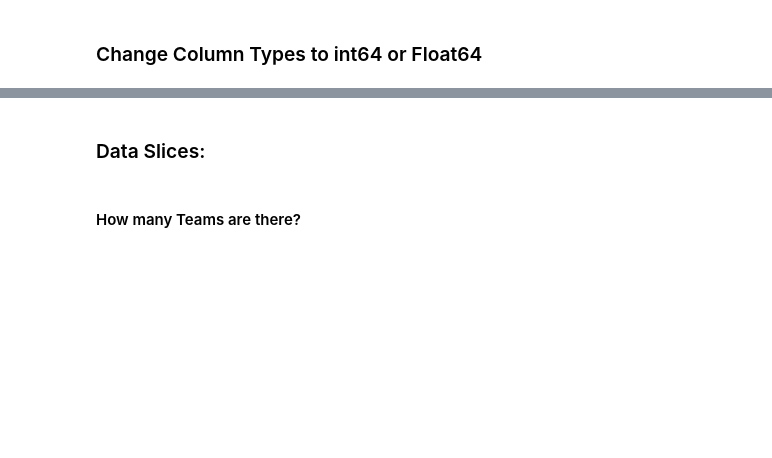
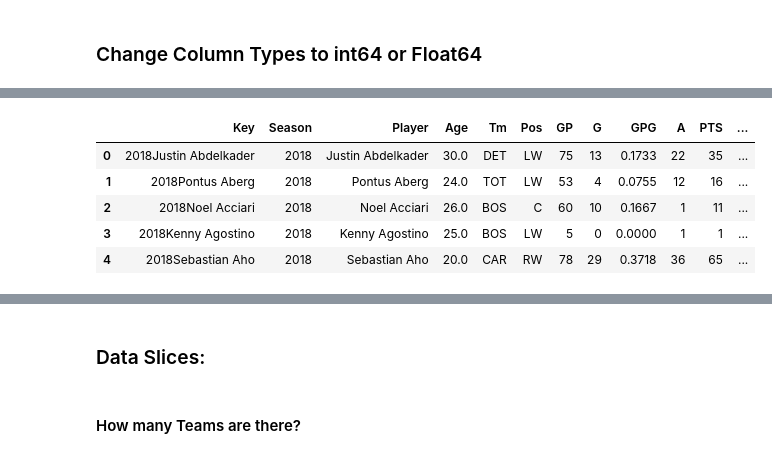
Before and after one commit to deez79/GA_Python_FinalProject, a Jupyter notebook: nhl_player_stats_project.ipynb, the cells around one changed output, grey strips where cells are left out. Saved outputs shown, nothing was run; the diff lists cells and outputs as text; code cells hidden in the pictures; blank space fills up the shorter version.

```diff
--- a/nhl_player_stats_project.ipynb
+++ b/nhl_player_stats_project.ipynb
@@ -294 +165,40 @@ sanitized_players.head(5)
+# %%
+### --- A function to change dashes with zeros --- ###
+
+def replace_dash(col):
+  c = col.values[0]
+
+  if type(c) == int:
+    return c
+
+  if type(c) == str:
+    c = c.strip()
+    try:
+      c_int = int(c)
+      if pd.isnan(c_int):
+        return 0
+      return c_int
+    except:
+      return 0
+  else:
+    return c
+
+### --- A list of Columns to Fix --- ###
+cols_to_fix = ['GP', 'G', 'GPG', 'A', 'PTS', '+/-', 'PIM', 'EVG', 'PPG', 'SHG', 'GWG', 'EVA', 'PPA', 'SHA', 'S', 'S%', 'TOI', 'ATOI', 'BLK', 'HIT', 'FOwin', 'FOloss', 'FO%' ]
+
+### ---  A loop to run the function on each cell in the columns we need to fix --- ###
+for col_var in cols_to_fix:
+  # print(col_var)
+  # players_sanitized[col_var] = players[[col_var]].head(10).apply(replace_dash, axis=1)
+  players[col_var] = players[[col_var]].apply(replace_dash, axis=1)
+
+### --- lets look at the data --- ###
+players.head()
+# %% [output]
+|  | Key | Season | Player | Age | Tm | Pos | GP | G | GPG | A | PTS | ... |
+| 0 | 2018Justin Abdelkader | 2018 | Justin Abdelkader | 30.0 | DET | LW | 75 | 13 | 0.1733 | 22 | 35 | ... |
+| 1 | 2018Pontus Aberg | 2018 | Pontus Aberg | 24.0 | TOT | LW | 53 | 4 | 0.0755 | 12 | 16 | ... |
+| 2 | 2018Noel Acciari | 2018 | Noel Acciari | 26.0 | BOS | C | 60 | 10 | 0.1667 | 1 | 11 | ... |
+| 3 | 2018Kenny Agostino | 2018 | Kenny Agostino | 25.0 | BOS | LW | 5 | 0 | 0.0000 | 1 | 1 | ... |
+| 4 | 2018Sebastian Aho | 2018 | Sebastian Aho | 20.0 | CAR | RW | 78 | 29 | 0.3718 | 36 | 65 | ... |
 # %%
```
Also changed, not shown: parts of 29 cells of this notebook.
